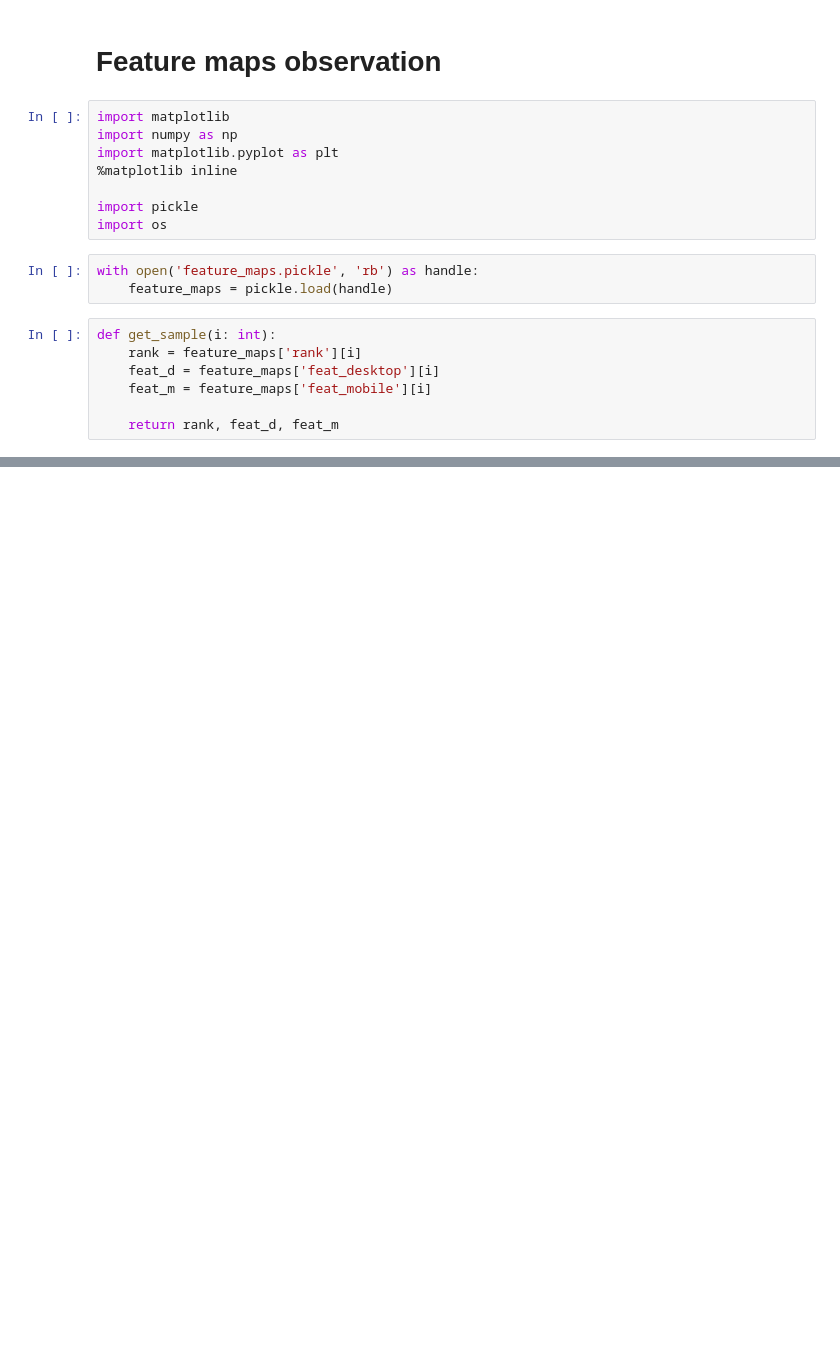
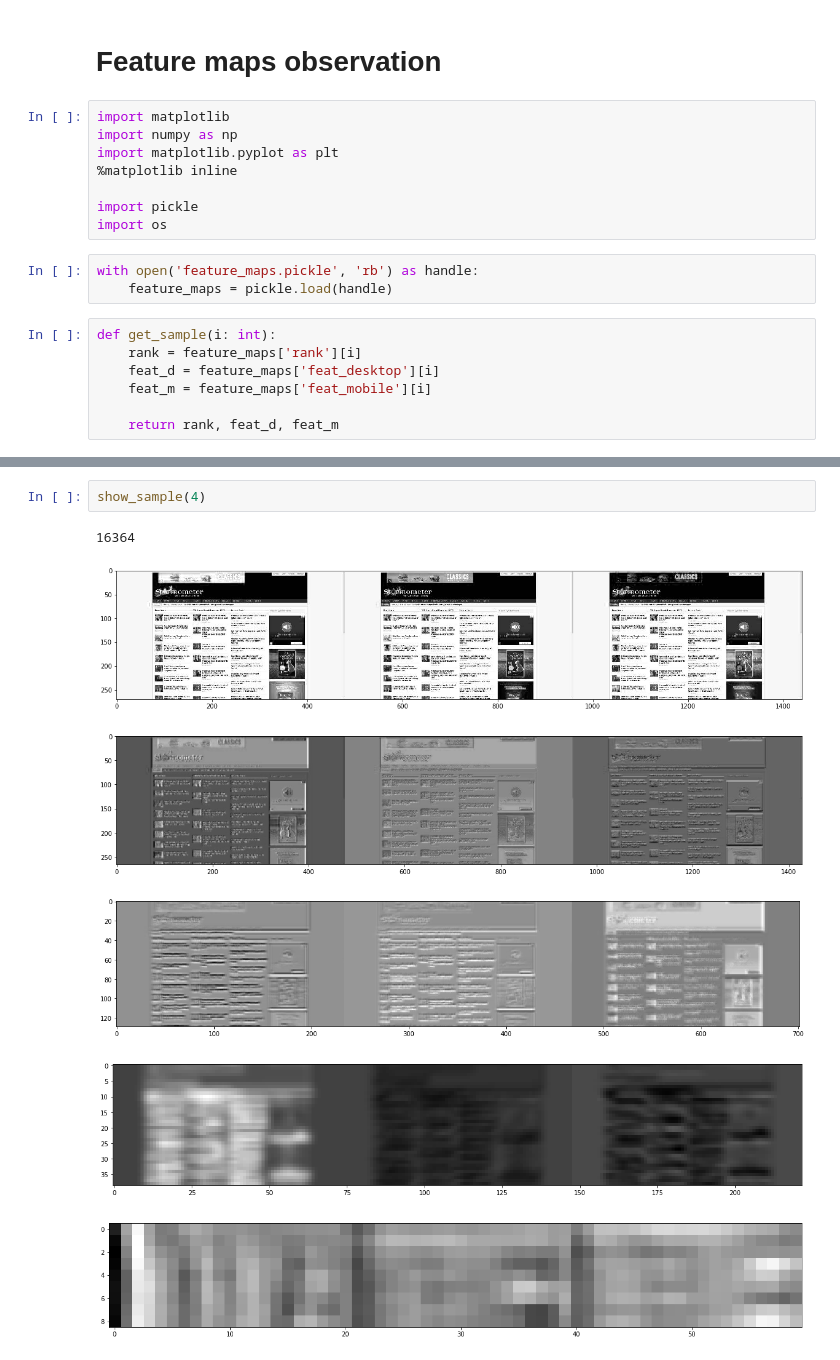
Before and after one commit to Simsso/Vision-Based-Page-Rank-Estimation, a Jupyter notebook: rank_predictor/rank_predictor/analysis/feature_maps_observation.ipynb, the cells around one changed output, grey strips where cells are left out. Saved outputs shown, nothing was run; the diff lists cells and outputs as text; blank space fills up the shorter version.

```diff
--- a/rank_predictor/rank_predictor/analysis/feature_maps_observation.ipynb
+++ b/rank_predictor/rank_predictor/analysis/feature_maps_observation.ipynb
@@ -65,0 +52,9 @@ show_activation(desktop['conv4'])
+# %%
+show_sample(4)
+# %% [output]
+16364
+[figure, added]
+[figure, added]
+[figure, added]
+[figure, added]
+[figure, added]
```
Also changed, not shown: parts of 7 cells of this notebook, 3 other files.
